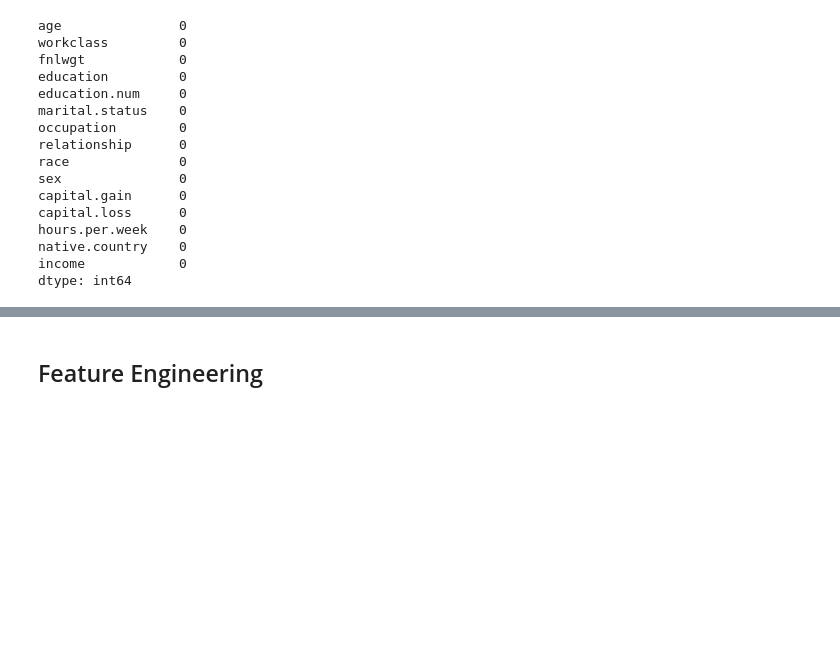
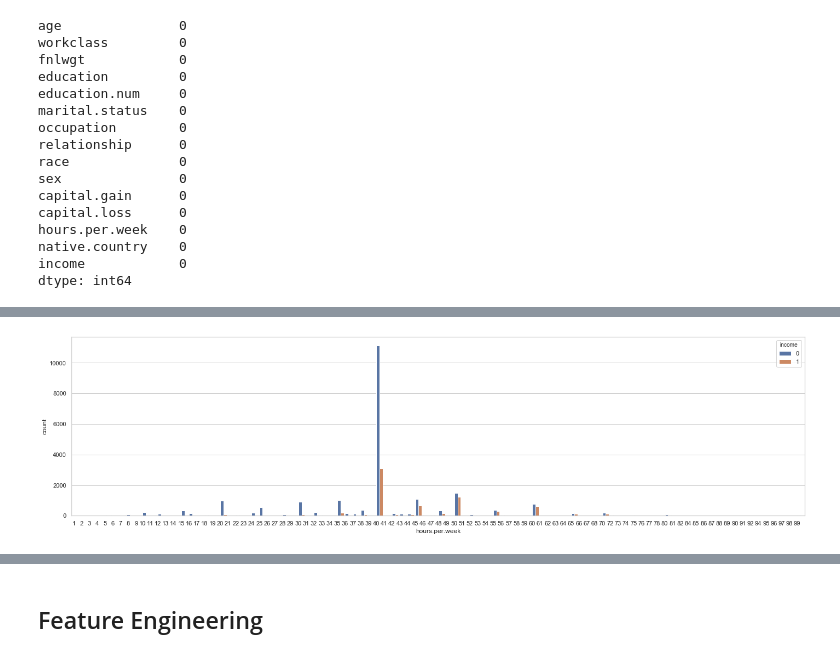
Before and after one commit to jsherpa/nyc-mhtn-ds-010620-lectures, a Jupyter notebook: week-9/classification_project/Adult_Income_Classification .ipynb, the cells around one changed output, grey strips where cells are left out. Cells and saved outputs as stored; diff of their text form; code cells hidden in the pictures; blank space fills up the shorter version.

```diff
--- a/week-9/classification_project/Adult_Income_Classification .ipynb
+++ b/week-9/classification_project/Adult_Income_Classification .ipynb
@@ -141,0 +168,7 @@ df.corr()
+# %%
+plt.figure(figsize=(24, 6))
+ro = sns.countplot(df['hours.per.week'], hue=df['income'])
+ro.set_xticklabels(ro.get_xticklabels(), rotation=0, ha="right")
+plt.show()
+# %% [output]
+[figure, added]
```
Also changed, not shown: parts of 86 cells of this notebook, 1 other file.
